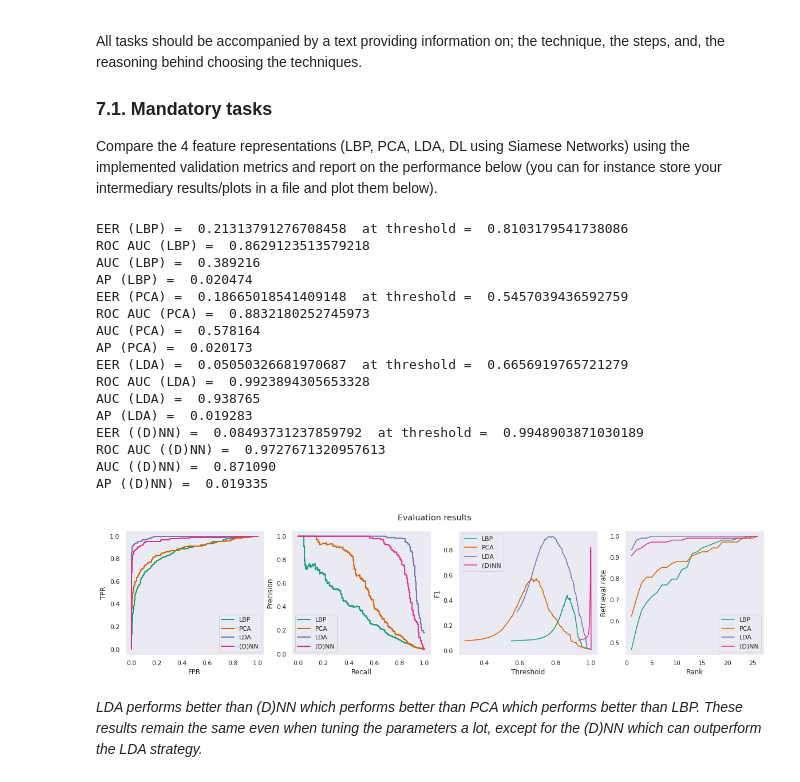
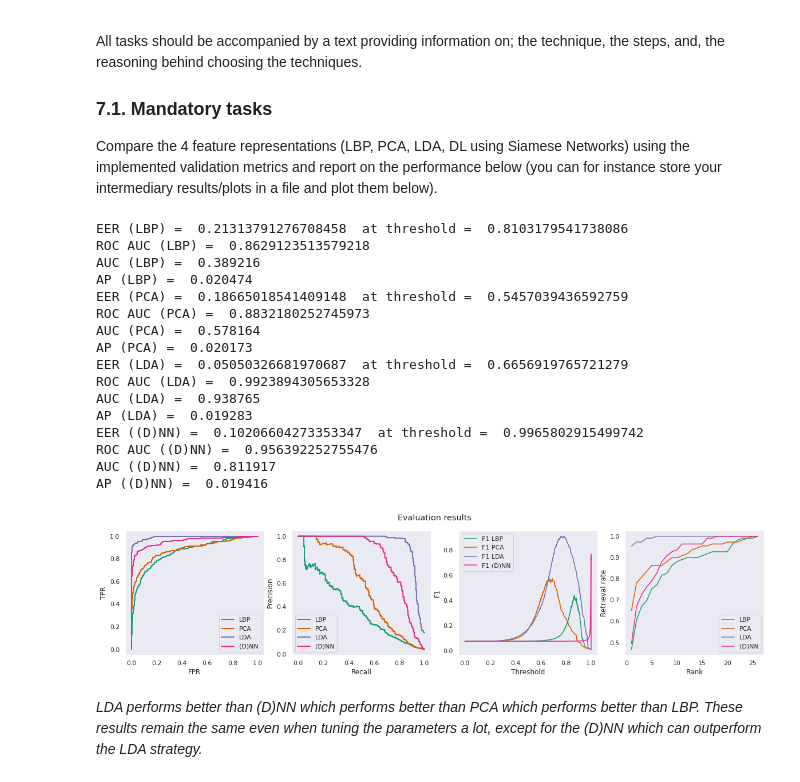
Before and after one commit to BrunoVandekerkhove/biometric-systems, a Jupyter notebook: face_recognition/facial_recognition.ipynb, the cells around one changed output. Cells and saved outputs as stored; diff of their text form; code cells hidden in the pictures.

```diff
--- a/face_recognition/facial_recognition.ipynb
+++ b/face_recognition/facial_recognition.ipynb
@@ -834,7 +833,7 @@ import random
 def random_CMC(strategy, n_ranks=26, training=True):
     """CMC curve calculation with random galleries."""
     embeddings = strategy.describe(strategy.x_train) if strategy.embeddings is None else strategy.embeddings
-    embeddings_test = strategy.embeddings if training == True else strategy.describe(strategy.x_test)
+    embeddings_test = embeddings if training == True else strategy.describe(strategy.x_test)
     input_labels = strategy.y_train if training == True else strategy.y_test
     uniques = list(set(strategy.y_train))
     gallery_elements = [[i for i in range(len(strategy.y_train)) if strategy.y_train[i] == l] for l in uniques]
@@ -881,8 +880,8 @@ from sklearn.model_selection import cross_val_score
 from sklearn import metrics
 
 def get_nn_scores(strategy, metric='f1_micro', test_values=list(range(1,30))):
-  embeddings = strategy.describe(np.vstack((strategy.x_train, strategy.x_test)))
-  targets = np.hstack((strategy.y_train,strategy.y_test))
+  embeddings = strategy.describe(strategy.x_train)
+  targets = np.hstack(strategy.y_train)
   nn_scores = []
   for nb_neighbors in test_values:
     knn = KNeighborsClassifier(n_neighbors=nb_neighbors, metric='euclidean')
@@ -891,13 +890,13 @@ def get_nn_scores(strategy, metric='f1_micro', test_values=list(range(1,30))):
   return nn_scores
 
 # Visualise
-strategy = strategies[2]
+test_values=list(range(1,30))
 center_plots()
-figure, axes = plt.subplots(figsize=(20,3))
-figure.suptitle('Macro F1 score as a function of k (number of neighbors in kNN)')
-axes.plot(test_values, get_nn_scores(strategy), label='F1 micro')
-axes.plot(test_values, get_nn_scores(strategy, metric='f1_macro'), label='F1 macro')
-axes.set(ylabel='Score')
+figure, axes = plt.subplots(nrows=1, ncols=1, figsize=(20,3))
+figure.suptitle('Micro/macro F1 score as a function of k (number of neighbors in kNN)')
+axes.plot(test_values, get_nn_scores(strategy, test_values=test_values), label='Micro F1')
+axes.plot(test_values, get_nn_scores(strategy, metric='f1_macro', test_values=test_values), label='Macro F1')
+axes.set(ylabel='F1 score')
 axes.set(xlabel='kNN number of neighbors (using embeddings generated by ' + strategy.name + ')')
 axes.legend()
 plt.show()
@@ -913,7 +912,33 @@ All tasks should be accompanied by a text providing information on; the techniqu
 
 Compare the 4 feature representations (LBP, PCA, LDA, DL using Siamese Networks) using the implemented validation metrics and report on the performance below (you can for instance store your intermediary results/plots in a file and plot them below).
 # %%
-def evaluate(strategies, scores):
+def get_metrics(genuine_id, scores):
+  """Get F1 scores and accuracy scores fast."""
+  genuine = genuine_id.tolist()
+  true_positives = genuine.count(1)
+  true_negatives = 0
+  false_positives = genuine.count(0)
+  false_negatives = 0
+  is_genuine = 0
+  f1_scores = []
+  accuracies = []
+  update = 0
+  for (threshold,index) in sorted((s,i) for i,s in enumerate(scores)):
+    if update:
+      true_positives = true_positives - is_genuine
+      true_negatives = true_negatives + (1-is_genuine)
+      false_positives = false_positives - (1-is_genuine)
+      false_negatives = false_negatives + is_genuine
+    else:
+      update = 1
+    precision = true_positives / (true_positives + false_positives)
+    recall = true_positives / (true_positives + false_negatives)
+    f1_scores.append(2 * precision * recall / (precision + recall + 1E-5))
+    accuracies.append((true_positives + true_negatives) / len(scores))
+    is_genuine = (genuine[index] == 1)
+  return (np.asarray(sorted(scores)), np.asarray(f1_scores), np.asarray(accuracies))
+
+def evaluate(strategies, scores, cmcs=None):
   """
   Evaluate different strategies.
   This prints ROC, PR, F1 and CMC curves.
@@ -930,8 +955,10 @@ def evaluate(strategies, scores):
   axes[3].set(ylabel='Retrieval rate', xlabel='Rank')
   color_idx = 0
   colors = plt.get_cmap("Dark2").colors
-  for (strategy, strategy_scores) in zip(strategies, scores):
-    (genuine_id_test, _, normalised_test, matrix_test) = strategy_scores
+  if cmcs is None:
+    cmcs = [random_CMC(strategy, training=False) for strategy in tqdm_notebook(strategies)]
+  for (strategy, strategy_scores, cmc) in zip(strategies, scores, cmcs):
+    (genuine_id_test, _, normalised_test, _) = strategy_scores
     # ROC
     fpr, tpr, thresholds = roc_curve(genuine_id_test, 1 - normalised_test)
     axes[0].plot(fpr, tpr, color=colors[color_idx], lw=2, label=strategy.name)
@@ -943,42 +970,43 @@ def evaluate(strategies, scores):
     precision, recall, _ = precision_recall_curve(genuine_id_test, 1 - normalised_test)
     axes[1].plot(recall, precision, color=colors[color_idx], lw=2, label=strategy.name)
     print('AUC (' + strategy.name + ') = % f' % auc(recall, precision))
     print('AP (' + strategy.name + ') = % f' % average_precision_score(genuine_id_test, normalised_test))
     # F1
     scores = 1 - normalised_test
-    thresholds = sorted(scores[genuine_id_test > 0]) #np.linspace(0.0, 1.0, 100).tolist()
-    f1_scores = [f1_score(genuine_id_test, np.where(scores >= t, 1, 0)) for t in thresholds]
-    axes[2].plot(thresholds, f1_scores, color=colors[color_idx], label=strategy.name)
+    #thresholds = np.linspace(0.0, 1.0, 50).tolist() #sorted(scores[genuine_id_test > 0]) #
+    #f1_scores = [f1_score(genuine_id_test, np.where(scores >= t, 1, 0)) for t in thresholds]
+    thresholds, f1_scores, accuracy_scores = get_metrics(genuine_id_test, scores)
+    axes[2].plot(thresholds, f1_scores, color=colors[color_idx], label='F1 '+strategy.name)
+    #axes[2].plot(thresholds, accuracy_scores, color=colors[color_idx], label='Accuracy '+strategy.name)
     # CMC
-    cmc = random_CMC(strategy, training=False)
     axes[3].plot(list(range(1, len(cmc) + 1)), cmc, color=colors[color_idx], label=strategy.name)
     # Next color
     color_idx = color_idx + 1
   axes[0].legend()
   axes[1].legend()
   axes[2].legend()
   axes[3].legend()
   plt.show()
 
 evaluate(strategies, [scores_test_dict[strategy.name] for strategy in strategies])
 # %% [output]
 EER (LBP) =  0.21313791276708458  at threshold =  0.8103179541738086
 ROC AUC (LBP) =  0.8629123513579218
 AUC (LBP) =  0.389216
 AP (LBP) =  0.020474
 EER (PCA) =  0.18665018541409148  at threshold =  0.5457039436592759
 ROC AUC (PCA) =  0.8832180252745973
 AUC (PCA) =  0.578164
 AP (PCA) =  0.020173
 EER (LDA) =  0.05050326681970687  at threshold =  0.6656919765721279
 ROC AUC (LDA) =  0.9923894305653328
 AUC (LDA) =  0.938765
 AP (LDA) =  0.019283
-EER ((D)NN) =  0.08493731237859792  at threshold =  0.9948903871030189
-ROC AUC ((D)NN) =  0.9727671320957613
-AUC ((D)NN) =  0.871090
-AP ((D)NN) =  0.019335
+EER ((D)NN) =  0.10206604273353347  at threshold =  0.9965802915499742
+ROC AUC ((D)NN) =  0.956392252755476
+AUC ((D)NN) =  0.811917
+AP ((D)NN) =  0.019416
-[figure, old version]
+[figure, new version]
 # %% [markdown]
 *LDA performs better than (D)NN which performs better than PCA which performs better than LBP. These results remain the same even when tuning the parameters a lot, except for the (D)NN which can outperform the LDA strategy.*
 # %% [markdown]
```
Also changed, not shown: parts of 19 cells of this notebook.
